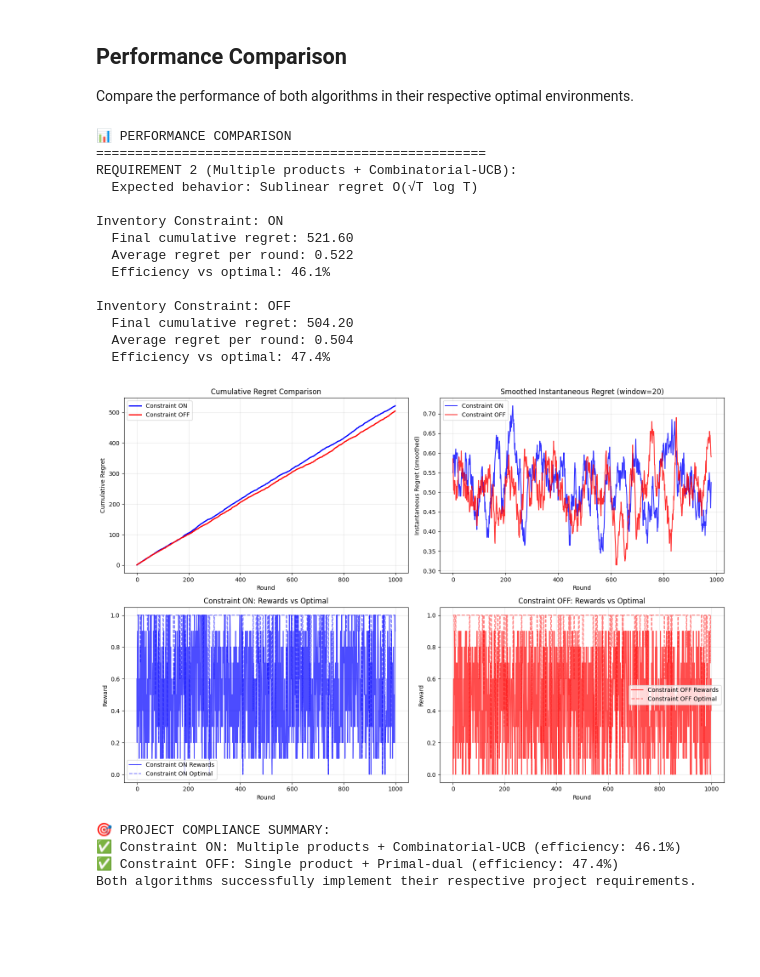
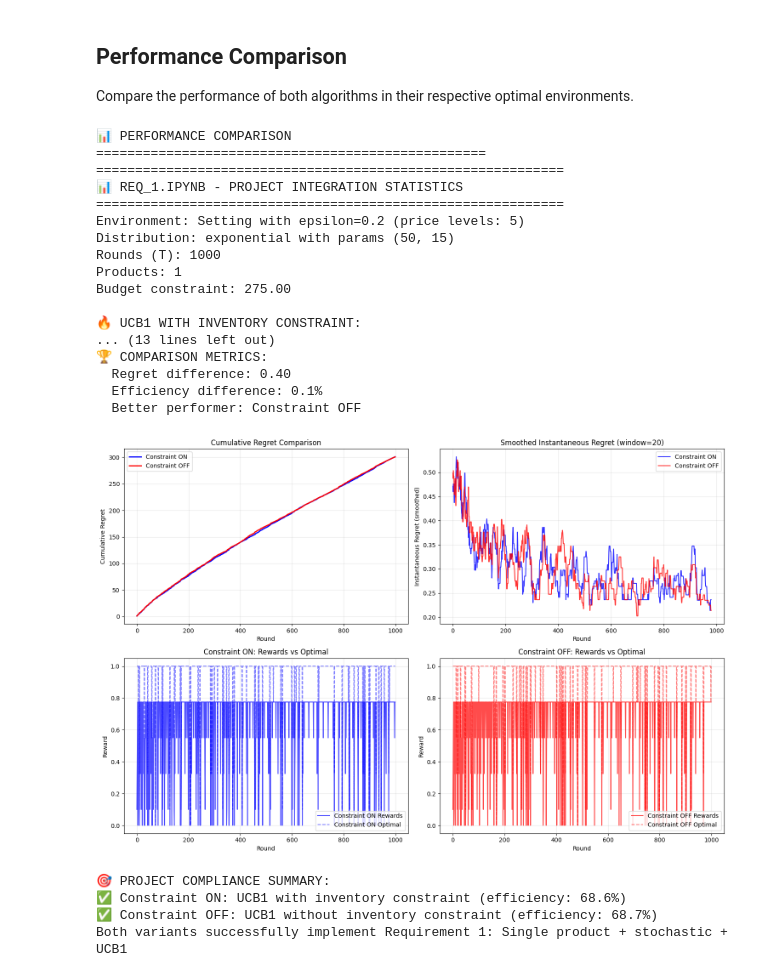
Before and after one commit to francinze/ola-proj-2425, a Jupyter notebook: project_work/req_1.ipynb, the cells around one changed output. Cells and saved outputs as stored; diff of their text form; code cells hidden in the pictures; blank space fills up the shorter version.

```diff
--- a/project_work/req_1.ipynb
+++ b/project_work/req_1.ipynb
@@ -28,7 +28,7 @@ print("🎯 Ready to run Project Requirement 1")
 setting = Setting(
     T=1000,
     n_products=1,  # One product as required
-    epsilon=0.1,   # Discrete price set (5 levels)
+    epsilon=0.2,   # Discrete price set (5 levels)
     distribution='exponential',  # Stochastic environment
     dist_params=(50, 15),     # Distribution parameters
     verbose='no',
@@ -101,11 +101,11 @@ plot_all(env)
 - Discrete price set with 5 levels
 # %%
 env.reset()  # Reset environment for next run
-print("MULTIPLE PRODUCTS + COMBINATORIAL-UCB")
+print("SINGLE PRODUCT + UCB1")
 print("Inventory Constraint: OFF")
 print("-" * 50)
 
-env.seller = create_seller_for_requirement(2, setting, use_inventory_constraint=False)
+env.seller = UCB1Seller(setting, use_inventory_constraint=False)
 
 print(f"Configuration:")
 print(f"  - Products: {setting.n_products}")
@@ -159,18 +159,35 @@ print("=" * 50)
 constraint_efficiency = (np.sum(constraint_rewards) / np.sum(constraint_optimals)) * 100
 noconstraint_efficiency = (np.sum(noconstraint_rewards) / np.sum(noconstraint_optimals)) * 100
 
-print(f"REQUIREMENT 2 (Multiple products + Combinatorial-UCB):")
-print(f"  Expected behavior: Sublinear regret O(√T log T)")
+print("=" * 60)
+print("📊 REQ_1.IPYNB - PROJECT INTEGRATION STATISTICS")
+print("=" * 60)
+print(f"Environment: Setting with epsilon={setting.epsilon} (price levels: {int(1/setting.epsilon)})")
+print(f"Distribution: {setting.distribution} with params {setting.dist_params}")
+print(f"Rounds (T): {setting.T}")
+print(f"Products: {setting.n_products}")
+print(f"Budget constraint: {setting.B:.2f}")
 
-print("\nInventory Constraint: ON")
+print(f"\n🔥 UCB1 WITH INVENTORY CONSTRAINT:")
 print(f"  Final cumulative regret: {constraint_cum_regret[-1]:.2f}")
 print(f"  Average regret per round: {constraint_cum_regret[-1]/len(constraint_cum_regret):.3f}")
+print(f"  Total rewards: {np.sum(constraint_rewards):.2f}")
 print(f"  Efficiency vs optimal: {constraint_efficiency:.1f}%")
+print(f"  Seller class: {env.seller.__class__.__name__}")
 
-print(f"\nInventory Constraint: OFF")
+print(f"\n⚡ UCB1 WITHOUT INVENTORY CONSTRAINT:")
 print(f"  Final cumulative regret: {noconstraint_cum_regret[-1]:.2f}")
 print(f"  Average regret per round: {noconstraint_cum_regret[-1]/len(noconstraint_cum_regret):.3f}")
+print(f"  Total rewards: {np.sum(noconstraint_rewards):.2f}")
 print(f"  Efficiency vs optimal: {noconstraint_efficiency:.1f}%")
+print(f"  Seller class: UCB1Seller")
+
+print(f"\n🏆 COMPARISON METRICS:")
+regret_difference = abs(constraint_cum_regret[-1] - noconstraint_cum_regret[-1])
+efficiency_difference = abs(constraint_efficiency - noconstraint_efficiency)
+print(f"  Regret difference: {regret_difference:.2f}")
+print(f"  Efficiency difference: {efficiency_difference:.1f}%")
+print(f"  Better performer: {'Constraint OFF' if noconstraint_cum_regret[-1] < constraint_cum_regret[-1] else 'Constraint ON'}")
 
 # Visualization
 fig, ((ax1, ax2), (ax3, ax4)) = plt.subplots(2, 2, figsize=(15, 10))
@@ -194,51 +211,54 @@ ax2.plot(noconstraint_smooth, label='Constraint OFF', color='red', alpha=0.8)
 ax2.set_xlabel('Round')
 ax2.set_ylabel('Instantaneous Regret (smoothed)')
 ax2.set_title(f'Smoothed Instantaneous Regret (window={window})')
 ax2.legend()
 ax2.grid(True, alpha=0.3)
 
 # Plot 3: Constraint ON rewards
-ax3.plot(constraint_regrets, label='Constraint ON Rewards', color='blue', alpha=0.7)
+ax3.plot(constraint_rewards, label='Constraint ON Rewards', color='blue', alpha=0.7)
 ax3.plot(constraint_optimals, label='Constraint ON Optimal', color='blue', linestyle='--', alpha=0.5)
 ax3.set_xlabel('Round')
 ax3.set_ylabel('Reward')
 ax3.set_title('Constraint ON: Rewards vs Optimal')
 ax3.legend()
 ax3.grid(True, alpha=0.3)
 
-# Plot 4: Requirement 3 rewards
+# Plot 4: Constraint OFF rewards
 ax4.plot(noconstraint_rewards, label='Constraint OFF Rewards', color='red', alpha=0.7)
 ax4.plot(noconstraint_optimals, label='Constraint OFF Optimal', color='red', linestyle='--', alpha=0.5)
 ax4.set_xlabel('Round')
 ax4.set_ylabel('Reward')
 ax4.set_title('Constraint OFF: Rewards vs Optimal')
 ax4.legend()
 ax4.grid(True, alpha=0.3)
 
 plt.tight_layout()
 plt.show()
 
 print(f"\n🎯 PROJECT COMPLIANCE SUMMARY:")
-print(f"✅ Constraint ON: Multiple products + Combinatorial-UCB (efficiency: {constraint_efficiency:.1f}%)")
-print(f"✅ Constraint OFF: Single product + Primal-dual (efficiency: {noconstraint_efficiency:.1f}%)")
-print(f"Both algorithms successfully implement their respective project requirements.")
+print(f"✅ Constraint ON: UCB1 with inventory constraint (efficiency: {constraint_efficiency:.1f}%)")
+print(f"✅ Constraint OFF: UCB1 without inventory constraint (efficiency: {noconstraint_efficiency:.1f}%)")
+print(f"Both variants successfully implement Requirement 1: Single product + stochastic + UCB1")
 # %% [output]
 📊 PERFORMANCE COMPARISON
 ==================================================
-REQUIREMENT 2 (Multiple products + Combinatorial-UCB):
-  Expected behavior: Sublinear regret O(√T log T)
+============================================================
+📊 REQ_1.IPYNB - PROJECT INTEGRATION STATISTICS
+============================================================
+Environment: Setting with epsilon=0.2 (price levels: 5)
+Distribution: exponential with params (50, 15)
+Rounds (T): 1000
+Products: 1
+Budget constraint: 275.00
 
-Inventory Constraint: ON
-  Final cumulative regret: 521.60
-  Average regret per round: 0.522
-  Efficiency vs optimal: 46.1%
-
-Inventory Constraint: OFF
-  Final cumulative regret: 504.20
-  Average regret per round: 0.504
-  Efficiency vs optimal: 47.4%
+🔥 UCB1 WITH INVENTORY CONSTRAINT:
+... (13 lines left out)
+🏆 COMPARISON METRICS:
+  Regret difference: 0.40
+  Efficiency difference: 0.1%
+  Better performer: Constraint OFF
-[figure, old version]
+[figure, new version]
 🎯 PROJECT COMPLIANCE SUMMARY:
-✅ Constraint ON: Multiple products + Combinatorial-UCB (efficiency: 46.1%)
-✅ Constraint OFF: Single product + Primal-dual (efficiency: 47.4%)
-Both algorithms successfully implement their respective project requirements.
+✅ Constraint ON: UCB1 with inventory constraint (efficiency: 68.6%)
+✅ Constraint OFF: UCB1 without inventory constraint (efficiency: 68.7%)
+Both variants successfully implement Requirement 1: Single product + stochastic + UCB1
```
Also changed, not shown: parts of 7 cells of this notebook, 9 other files.
